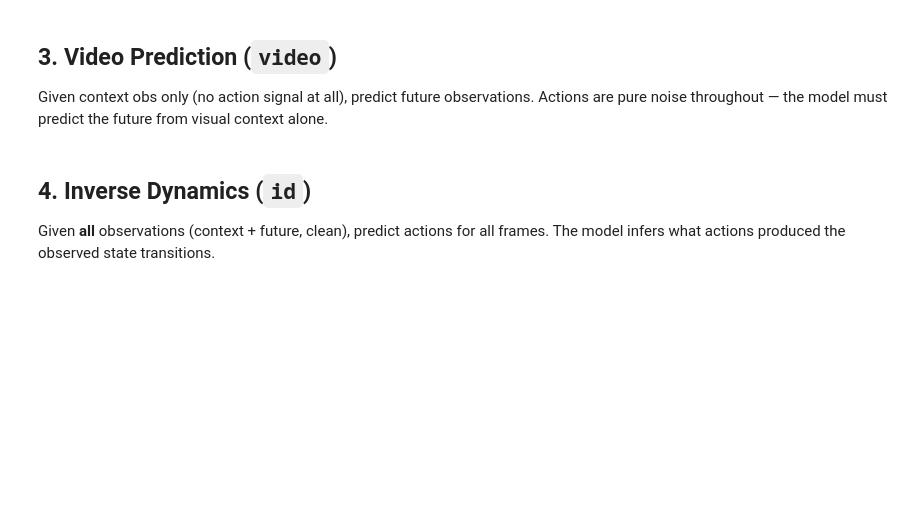
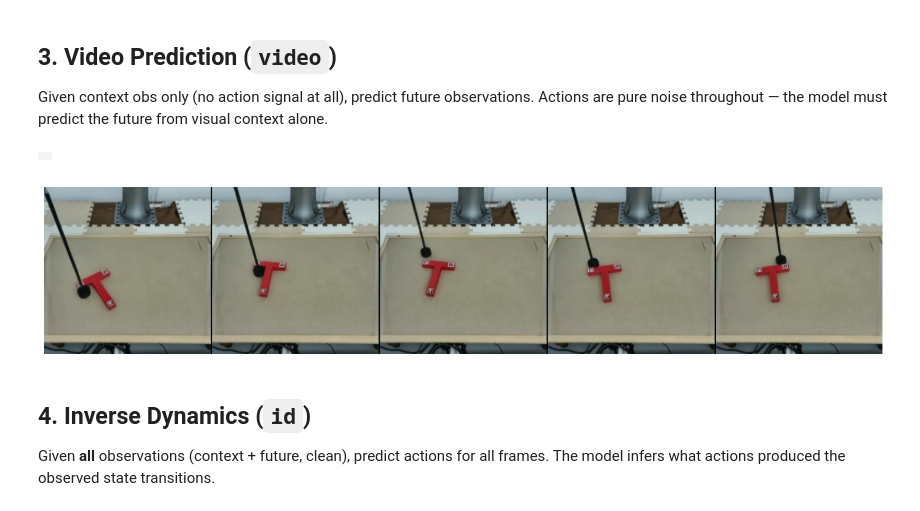
Before and after one commit to Rooholla-KhorramBakht/dreamerV4-UWM, a Jupyter notebook: notebooks/sampling.ipynb, the cells around one changed output. Saved outputs shown, nothing was run; the diff lists cells and outputs as text; code cells hidden in the pictures; blank space fills up the shorter version.

```diff
--- a/notebooks/sampling.ipynb
+++ b/notebooks/sampling.ipynb
@@ -21 +24,12 @@ with initialize(version_base=None, config_path="../scripts/config"):
+# %%
+is_2x_temporal = True
+
+if is_2x_temporal:
+    cfg.denoiser.layer_types = ["spatial", "temporal", "spatial", "temporal"]
+    dynamics_ckpt = "/home/mim-server/projects/rooholla/dreamerV4-UWM/checkpoints/dynamics/pushT/no-shortcuts/wm-policy-2x-temporal-293044.pt"
+else:
+    cfg.denoiser.layer_types = ["spatial", "spatial", "spatial", "temporal"]
+    dynamics_ckpt = "/home/mim-server/projects/rooholla/dreamerV4-UWM/checkpoints/dynamics/pushT/no-shortcuts/wm-policy-1x-temporal-293044.pt"
+# %%
+dynamics_ckpt = "/home/mim-server/projects/rooholla/dreamerV4-UWM/checkpoints/dynamics/pushT/no-shortcuts/all-2x-temporal-293044.pt"
 # %%
@@ -338,15 +198,19 @@ Given context obs only (no action signal at all), predict future observations. A
 # %%
 with torch.autocast(device_type='cuda', dtype=torch.bfloat16):
     pred_obs_vid, _ = unified_flowmatching_sampler(
         denoiser, latents_ctx, mode='video',
         ctx_actions=ctx_actions_policy,  # only used to infer n_act dimension
         num_pred_steps=num_pred_steps,
         num_diffusion_steps=num_diffusion_steps,
     )
     with torch.no_grad():
         img_pred_vid = tokenizer.decode(pred_obs_vid)
 
 plotVideo(img_pred_vid[0].to(torch.float32))
+plotSnapshots(img_pred_vid[0].to(torch.float32))
+# %% [output]
+|  |
+[figure, added]
 # %% [markdown]
 ## 4. Inverse Dynamics (`id`)
 Given **all** observations (context + future, clean), predict actions for all frames. The model infers what actions produced the observed state transitions.
```
Also changed, not shown: parts of 24 cells of this notebook, 4 other files.
